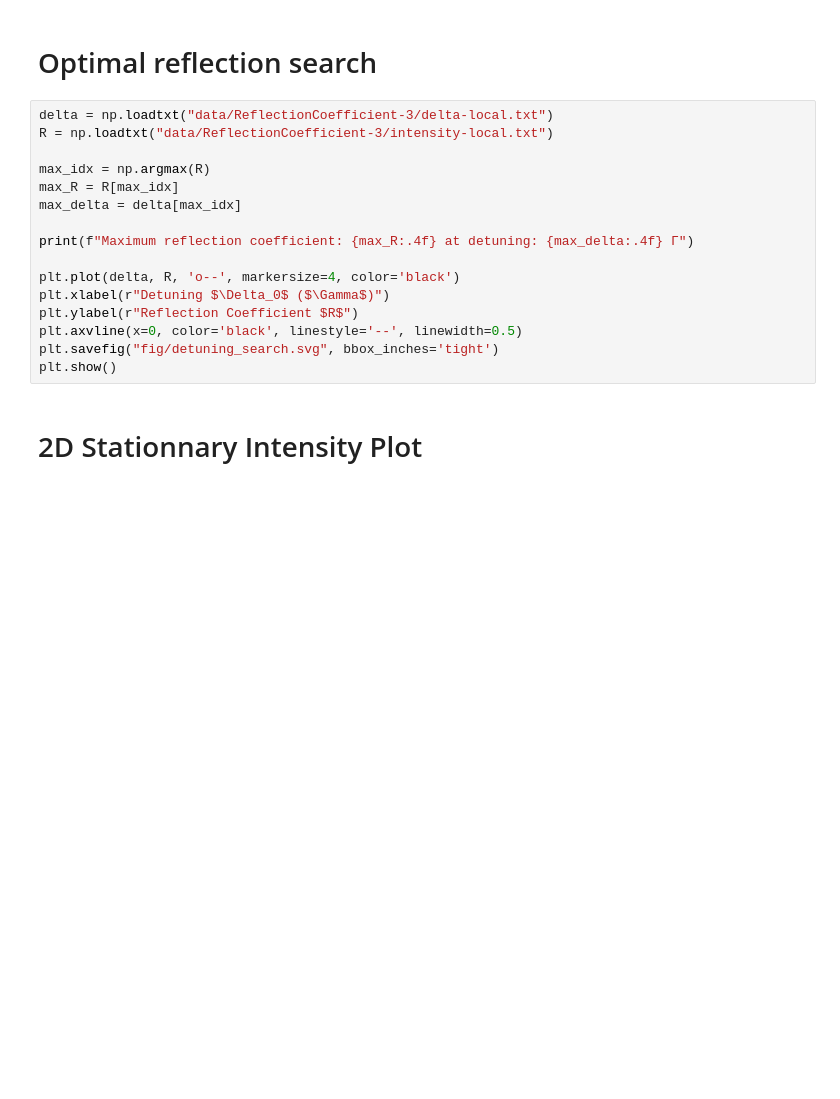
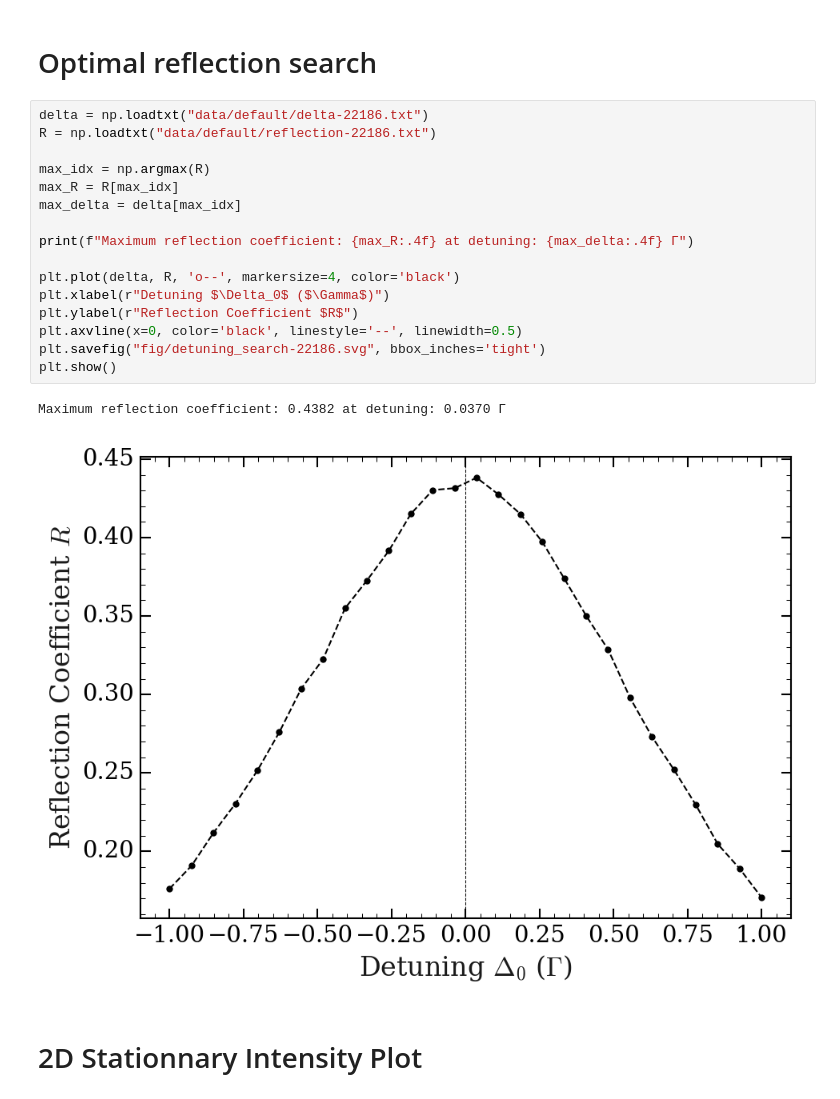
Before and after one commit to alexandremnd/CollectiveScattering, a Jupyter notebook: visualization.ipynb, the cells around one changed output. Cells and saved outputs as stored; diff of their text form; blank space fills up the shorter version.

```diff
--- a/visualization.ipynb
+++ b/visualization.ipynb
@@ -8,21 +8,24 @@ plt.style.use('article.mplstyle')
 # %% [markdown]
 # Optimal reflection search
 # %%
-delta = np.loadtxt("data/ReflectionCoefficient-3/delta-local.txt")
-R = np.loadtxt("data/ReflectionCoefficient-3/intensity-local.txt")
+delta = np.loadtxt("data/default/delta-22186.txt")
+R = np.loadtxt("data/default/reflection-22186.txt")
 
 max_idx = np.argmax(R)
 max_R = R[max_idx]
 max_delta = delta[max_idx]
 
 print(f"Maximum reflection coefficient: {max_R:.4f} at detuning: {max_delta:.4f} Γ")
 
 plt.plot(delta, R, 'o--', markersize=4, color='black')
 plt.xlabel(r"Detuning $\Delta_0$ ($\Gamma$)")
 plt.ylabel(r"Reflection Coefficient $R$")
 plt.axvline(x=0, color='black', linestyle='--', linewidth=0.5)
-plt.savefig("fig/detuning_search.svg", bbox_inches='tight')
+plt.savefig("fig/detuning_search-22186.svg", bbox_inches='tight')
 plt.show()
+# %% [output]
+Maximum reflection coefficient: 0.4382 at detuning: 0.0370 Γ
+[figure, added]
 # %% [markdown]
 # 2D Stationnary Intensity Plot
 # %%
```
Also changed, not shown: 37 other files.
